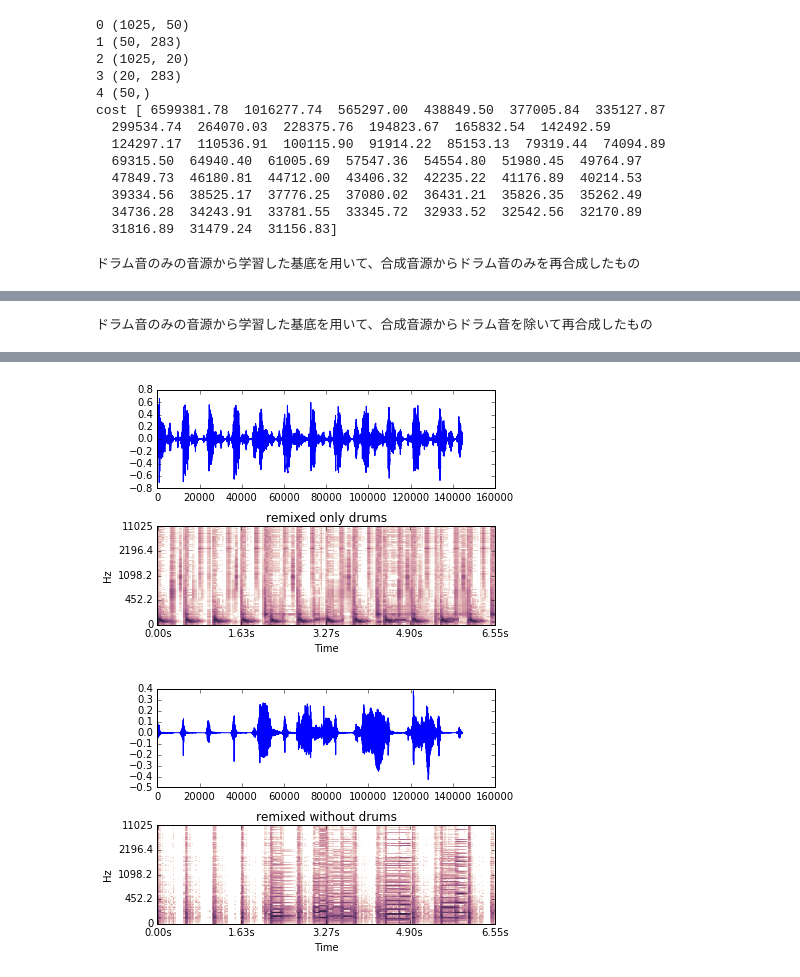
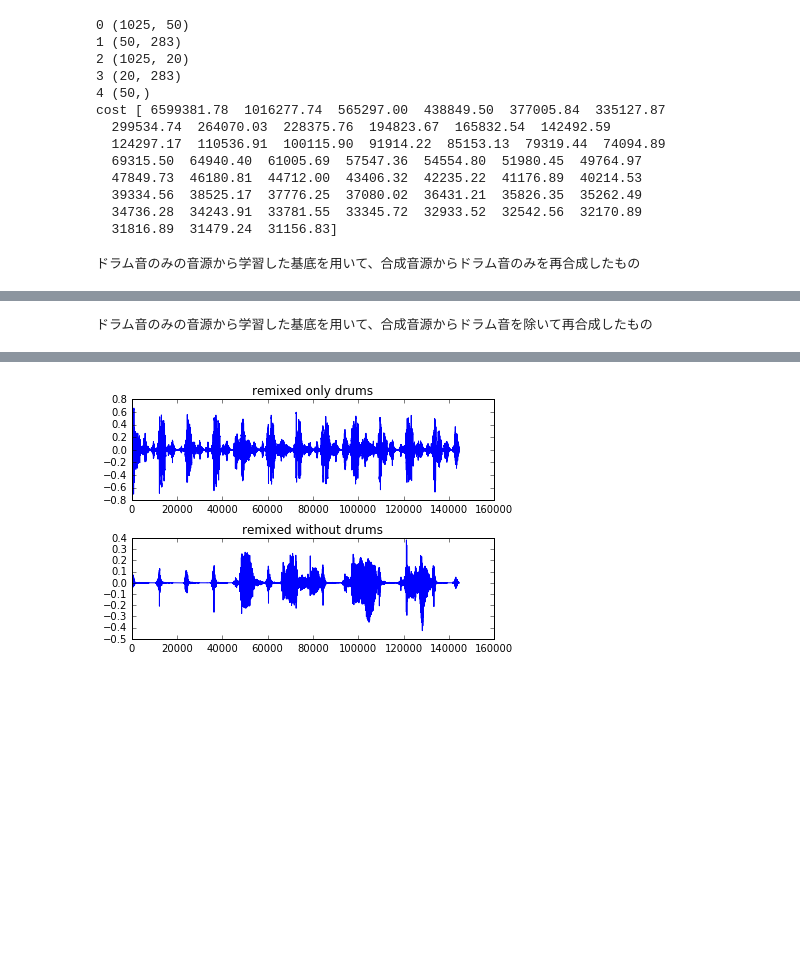
Before and after one commit to keik/battlefield-acoustics, a Jupyter notebook: bss-with-ssnmf.ipynb, the cells around one changed output, grey strips where cells are left out. Saved outputs shown, nothing was run; the diff lists cells and outputs as text; code cells hidden in the pictures; blank space fills up the shorter version.

```diff
--- a/semi-supervised-nmf.ipynb
+++ b/bss-with-ssnmf.ipynb
@@ -399,37 +376,28 @@ cost [ 6599381.78  1016277.74  565297.00  438849.50  377005.84  335127.87
   34736.28  34243.91  33781.55  33345.72  32933.52  32542.56  32170.89
   31816.89  31479.24  31156.83]
 # %%
-# remix with separated matrix by SNMF
+# remix with separated matrix by SSNMF
 
-remixed_only_d = librosa.istft((np.dot(snmf_db_d[0], snmf_db_d[1]) * (np.cos(np.angle(S_db) + 1j * np.sin(np.angle(S_db))))))
-remixed_without_d = librosa.istft(np.dot(snmf_db_d[2], snmf_db_d[3]) * (np.cos(np.angle(S_db) + 1j * np.sin(np.angle(S_db)))))
+remixed_only_d = librosa.istft((np.dot(ssnmf_db_d[0], ssnmf_db_d[1]) * (np.cos(np.angle(S_db) + 1j * np.sin(np.angle(S_db))))))
+remixed_without_d = librosa.istft(np.dot(ssnmf_db_d[2], ssnmf_db_d[3]) * (np.cos(np.angle(S_db) + 1j * np.sin(np.angle(S_db)))))
 print('ドラム音のみの音源から学習した基底を用いて、合成音源からドラム音のみを再合成したもの')
 display(Audio(remixed_only_d, rate=sr_db))
 print('ドラム音のみの音源から学習した基底を用いて、合成音源からドラム音を除いて再合成したもの')
 display(Audio(remixed_without_d, rate=sr_db))
 
-plt.figure()
 plt.subplot(211)
+plt.title('remixed only drums')
 plt.plot(remixed_only_d)
 plt.subplot(212)
-plt.title('remixed only drums')
-librosa.display.specshow(librosa.logamplitude(np.abs(np.dot(snmf_db_d[0], snmf_db_d[1])) ** 2, ref_power=np.max), y_axis='log', x_axis='time', sr=sr_db)
+plt.title('remixed without drums')
+plt.plot(remixed_without_d)
 plt.tight_layout()
-
-plt.figure()
-plt.subplot(211)
-plt.plot(remixed_without_d)
-plt.subplot(212)
-plt.title('remixed without drums')
-librosa.display.specshow(librosa.logamplitude(np.abs(np.dot(snmf_db_d[2], snmf_db_d[3])) ** 2, ref_power=np.max), y_axis='log', x_axis='time', sr=sr_db)
-plt.tight_layout()
 # %% [output]
 ドラム音のみの音源から学習した基底を用いて、合成音源からドラム音のみを再合成したもの
 [interactive output not drawn]
 ドラム音のみの音源から学習した基底を用いて、合成音源からドラム音を除いて再合成したもの
 [interactive output not drawn]
-[figure, old version]
+[figure, new version]
-[figure, removed]
 # %% [markdown]
 # 考察
 
```
Also changed, not shown: parts of 13 cells of this notebook.
